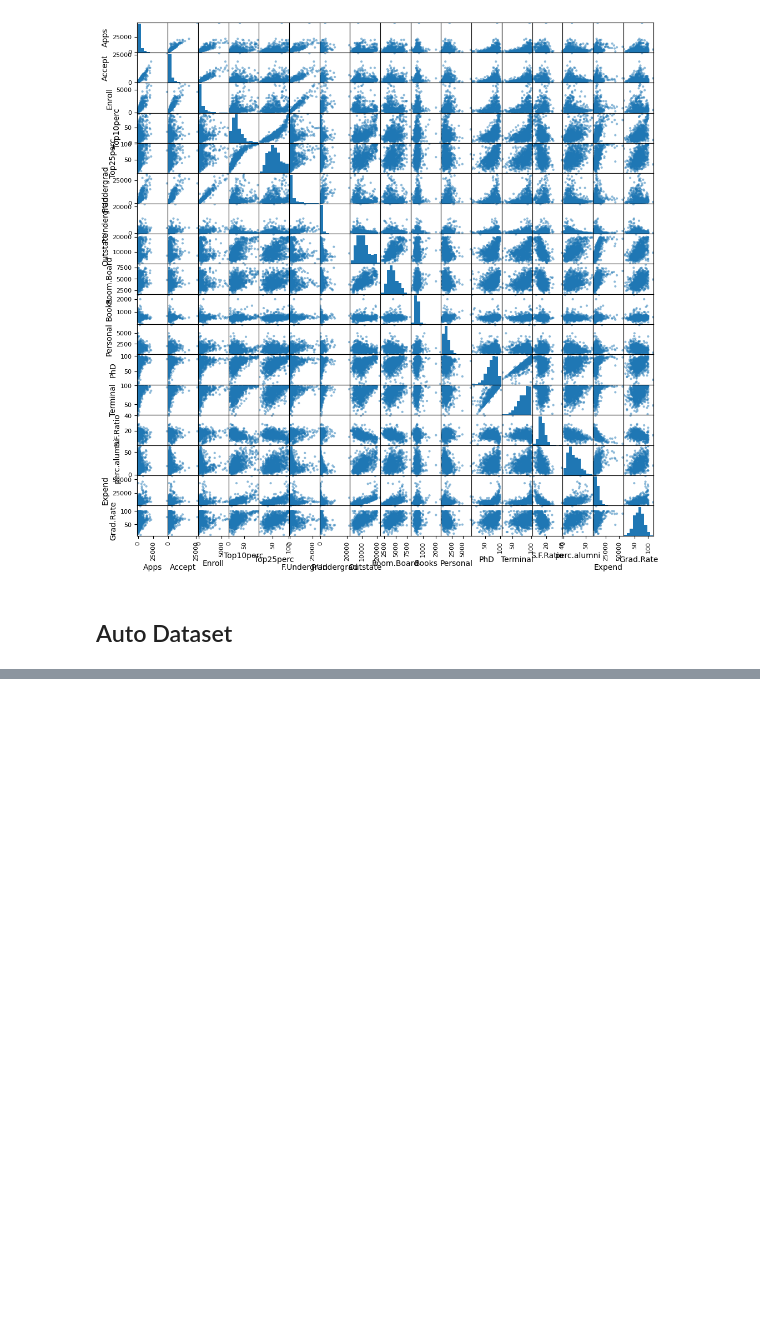
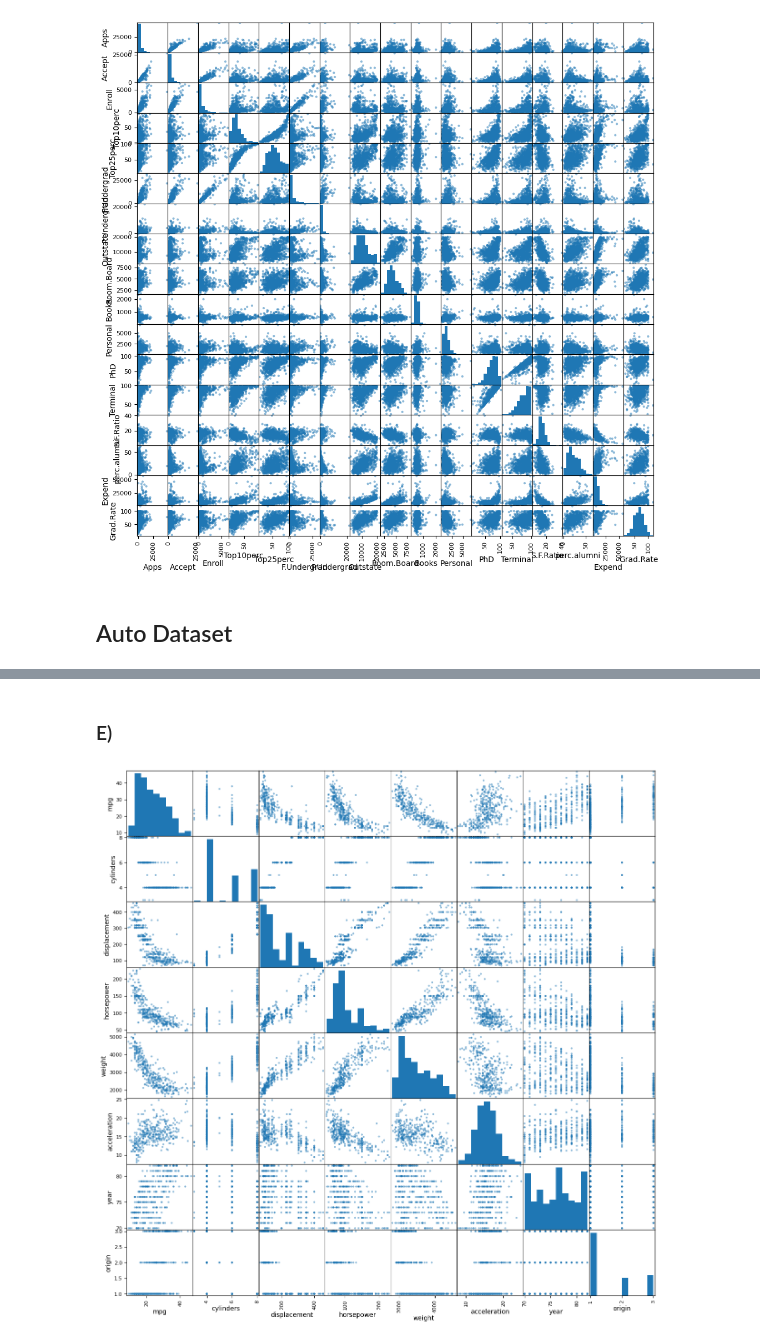
Before and after one commit to NDubelovskyi/ISLP, a Jupyter notebook: Chapter 2 Application.ipynb, the cells around one changed output, grey strips where cells are left out. Saved outputs shown, nothing was run; the diff lists cells and outputs as text; code cells hidden in the pictures; blank space fills up the shorter version.

Commit message:
Chapter 2 Application. Auto Dataset

```diff
--- a/Chapter 2 Application.ipynb
+++ b/Chapter 2 Application.ipynb
@@ -227,3 +227,8 @@ pd.plotting.scatter_matrix(college, figsize=(12,12));
 [figure]
 # %% [markdown]
 ## Auto Dataset
+# %%
+# Read in, mark ? as NaNs
+# pd.read_csv?
+Auto = pd.read_csv(path + 'Datasets/Auto.csv', na_values=['?'])
+Auto.isna().sum()
@@ -229,0 +247,4 @@ pd.plotting.scatter_matrix(college, figsize=(12,12));
+# %%
+# Drop NaNs
+Auto = Auto.dropna()
+Auto.isna().sum()
@@ -229,0 +404,8 @@ pd.plotting.scatter_matrix(college, figsize=(12,12));
+# %% [markdown]
+### E)
+# %%
+
+# pd.plotting.scatter_matrix?
+pd.plotting.scatter_matrix(Auto, figsize=(15,15));
+# %% [output]
+[figure, added]
```
Also changed, not shown: parts of 20 cells of this notebook, 1 other file.
